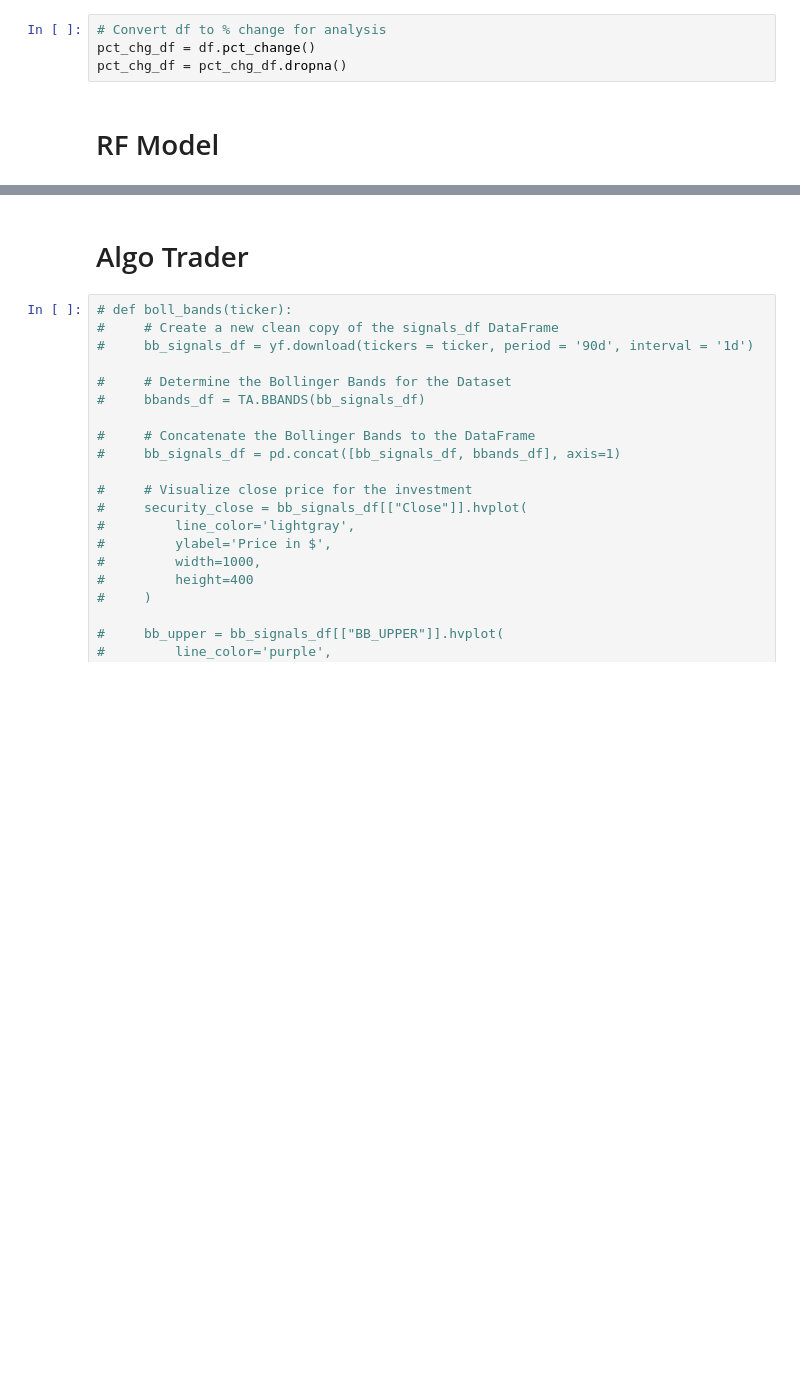
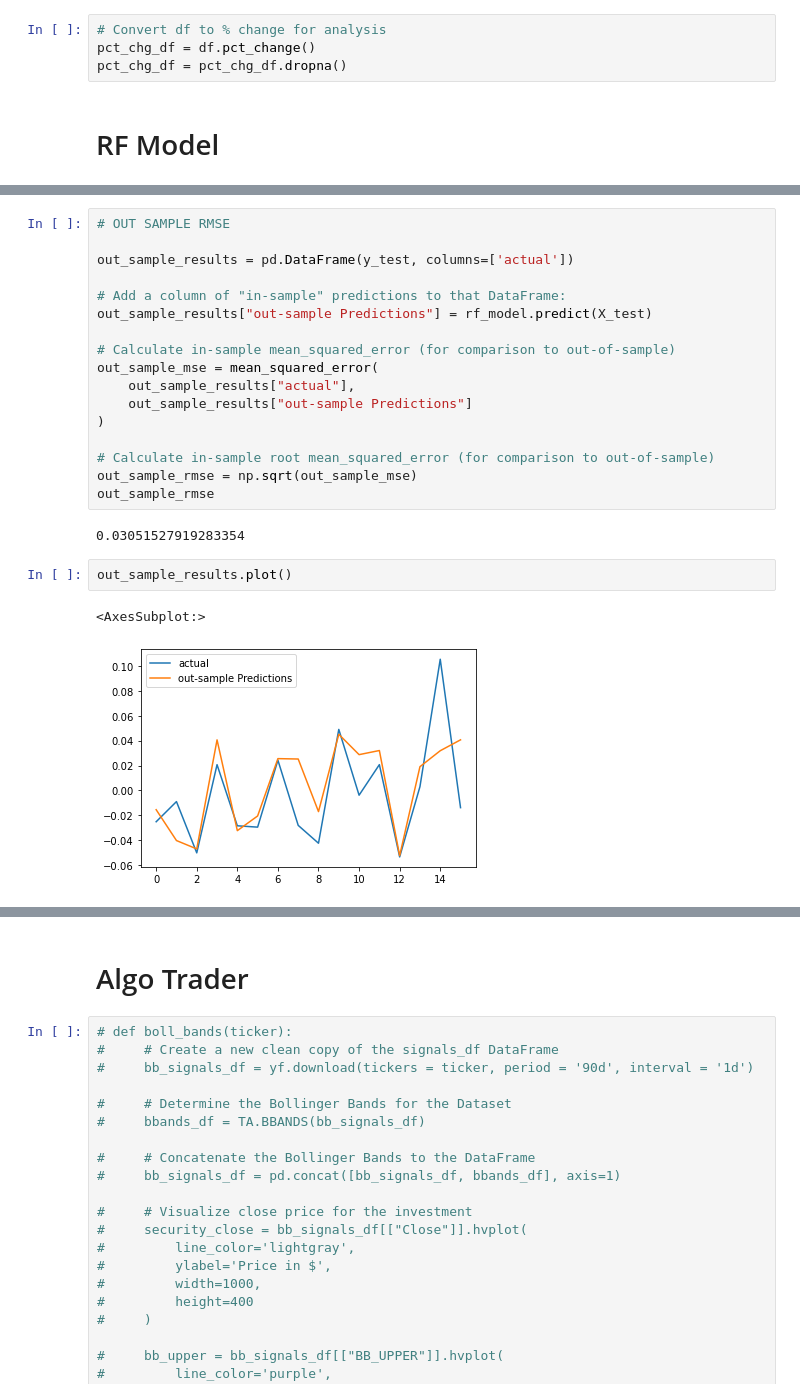
Before and after one commit to JDY320/project2, a Jupyter notebook: finalcode.ipynb, the cells around one changed output, grey strips where cells are left out. Cells and saved outputs as stored; diff of their text form; blank space fills up the shorter version.

```diff
--- a/finalcode.ipynb
+++ b/finalcode.ipynb
@@ -113,0 +132,24 @@ rf_model.max_depth
+# %%
+# OUT SAMPLE RMSE
+
+out_sample_results = pd.DataFrame(y_test, columns=['actual'])
+
+# Add a column of "in-sample" predictions to that DataFrame:
+out_sample_results["out-sample Predictions"] = rf_model.predict(X_test)
+
+# Calculate in-sample mean_squared_error (for comparison to out-of-sample)
+out_sample_mse = mean_squared_error(
+    out_sample_results["actual"],
+    out_sample_results["out-sample Predictions"]
+)
+
+# Calculate in-sample root mean_squared_error (for comparison to out-of-sample)
+out_sample_rmse = np.sqrt(out_sample_mse)
+out_sample_rmse
+# %% [output]
+0.03051527919283354
+# %%
+out_sample_results.plot()
+# %% [output]
+<AxesSubplot:>
+[figure, added]
```
Also changed, not shown: parts of 16 cells of this notebook, 1 other file.
